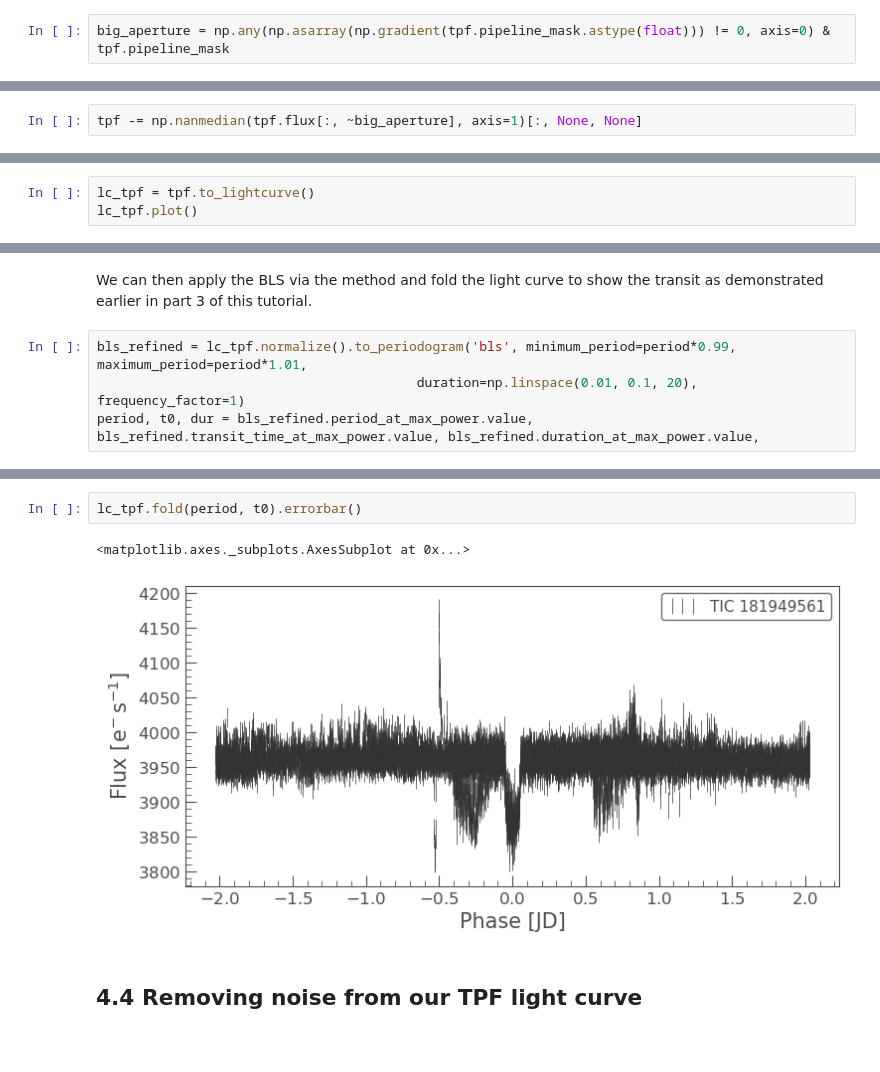
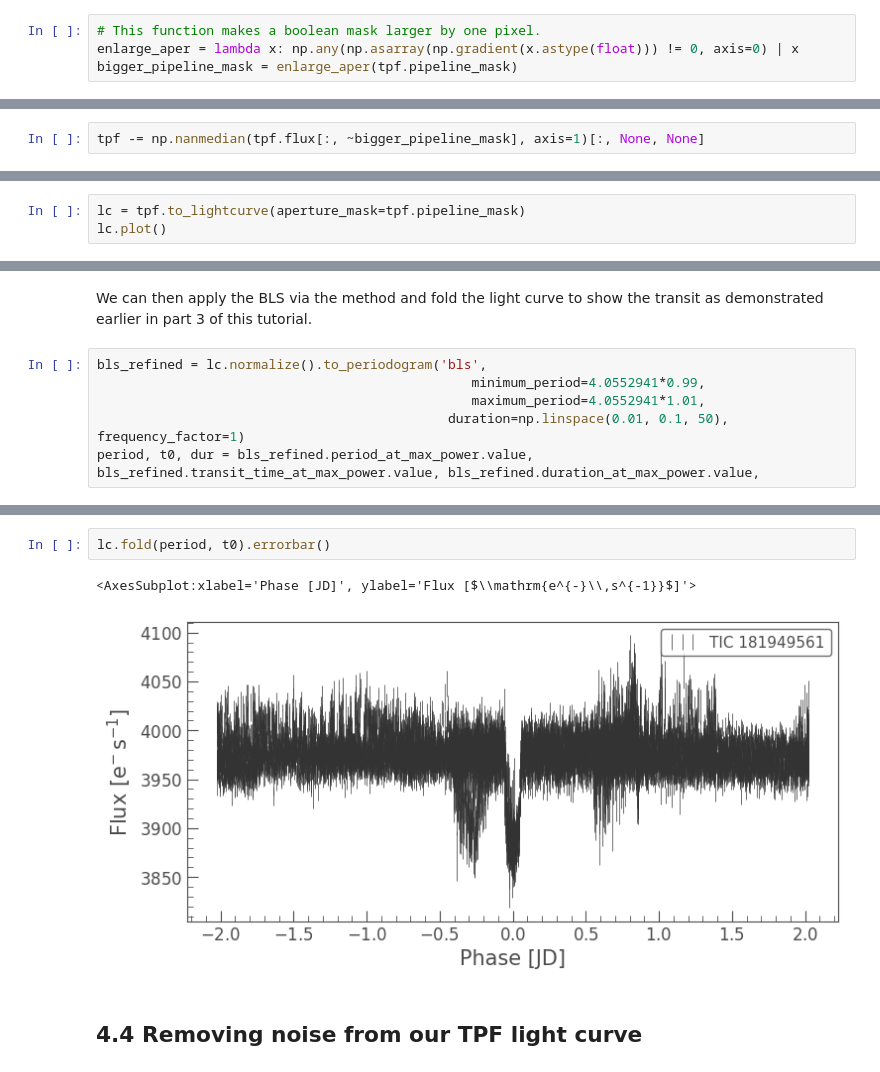
Before and after one commit to rebekah9969/JWST-Sprint, a Jupyter notebook: WASP-39.ipynb, the cells around one changed output, grey strips where cells are left out. Cells and saved outputs as stored; diff of their text form; blank space fills up the shorter version.

```diff
--- a/WASP-39.ipynb
+++ b/WASP-39.ipynb
@@ -227,11 +275,13 @@ tpf += np.nan_to_num(tpf.flux_bkg)
 # %% [markdown]
 2. Identify pixels not close to the source in order to create a new background aperture from which a background model can be derived.
 # %%
-big_aperture = np.any(np.asarray(np.gradient(tpf.pipeline_mask.astype(float))) != 0, axis=0) & tpf.pipeline_mask
+# This function makes a boolean mask larger by one pixel.
+enlarge_aper = lambda x: np.any(np.asarray(np.gradient(x.astype(float))) != 0, axis=0) | x
+bigger_pipeline_mask = enlarge_aper(tpf.pipeline_mask)
 # %% [markdown]
 Lets compare our new background estimate to that from earlier
 # %% [markdown]
 3. Remove the median of this background model over time from the TPF flux.
 # %%
-tpf -= np.nanmedian(tpf.flux[:, ~big_aperture], axis=1)[:, None, None]
+tpf -= np.nanmedian(tpf.flux[:, ~bigger_pipeline_mask], axis=1)[:, None, None]
 # %% [markdown]
@@ -246,4 +296,4 @@ Wonderful! This is a significant improvement from earlier. Next, we want to pull
 # %%
-lc_tpf = tpf.to_lightcurve()
-lc_tpf.plot()
+lc = tpf.to_lightcurve(aperture_mask=tpf.pipeline_mask)
+lc.plot()
 # %% [output]
@@ -260,6 +310,8 @@ period, t0 = 4.0552941, 2455342.96913 - 2457000
 # %% [markdown]
 We can then apply the BLS via the method and fold the light curve to show the transit as demonstrated earlier in part 3 of this tutorial.
 # %%
-bls_refined = lc_tpf.normalize().to_periodogram('bls', minimum_period=period*0.99, maximum_period=period*1.01,
-                                         duration=np.linspace(0.01, 0.1, 20), frequency_factor=1)
+bls_refined = lc.normalize().to_periodogram('bls',
+                                                minimum_period=4.0552941*0.99,
+                                                maximum_period=4.0552941*1.01,
+                                             duration=np.linspace(0.01, 0.1, 50), frequency_factor=1)
 period, t0, dur = bls_refined.period_at_max_power.value, bls_refined.transit_time_at_max_power.value, bls_refined.duration_at_max_power.value,
@@ -266,8 +323,8 @@ period, t0, dur = bls_refined.period_at_max_power.value, bls_refined.transit_tim
 # %%
-lc_tpf.fold(period, t0).errorbar()
+lc.fold(period, t0).errorbar()
 # %% [output]
-<matplotlib.axes._subplots.AxesSubplot at 0x...>
+<AxesSubplot:xlabel='Phase [JD]', ylabel='Flux [$\\mathrm{e^{-}\\,s^{-1}}$]'>
-[figure, old version]
+[figure, new version]
 # %% [markdown]
 ## 4.4 Removing noise from our TPF light curve
 # %% [markdown]
```
Also changed, not shown: parts of 62 cells of this notebook.
